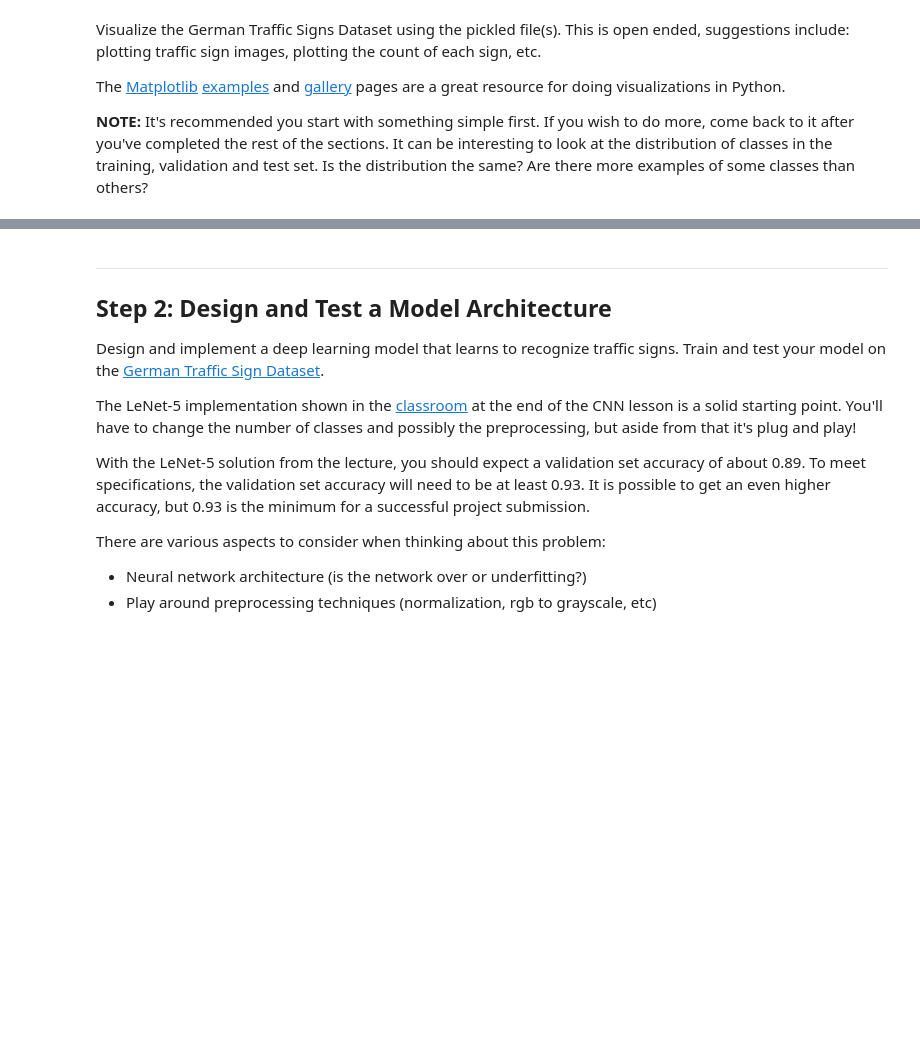
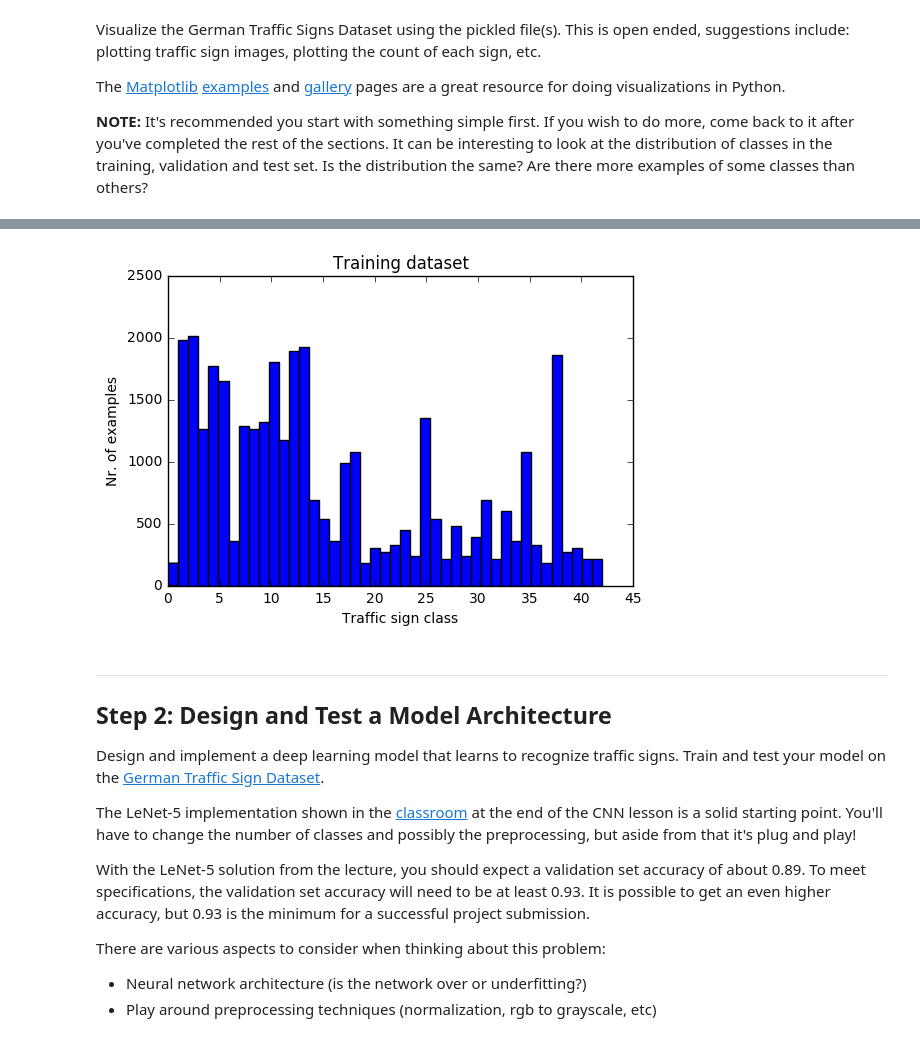
Before and after one commit to samuelbalogh/P2-traffic-sign-classifier, a Jupyter notebook: Traffic_Sign_Classifier.ipynb, the cells around one changed output, grey strips where cells are left out. Drawn from its saved outputs; the diff is of its cells as text; code cells hidden in the pictures; blank space fills up the shorter version.

```diff
--- a/Traffic_Sign_Classifier.ipynb
+++ b/Traffic_Sign_Classifier.ipynb
@@ -94,3 +110,11 @@ import matplotlib.pyplot as plt
+# %%
+plt.hist(y_train, bins=43)
+plt.title("Training dataset")
+plt.xlabel("Traffic sign class")
+plt.ylabel("Nr. of examples")
+plt.show()
+# %% [output]
+[figure, added]
 # %% [markdown]
 ----
 
```
Also changed, not shown: parts of 13 cells of this notebook, 4 other files.
